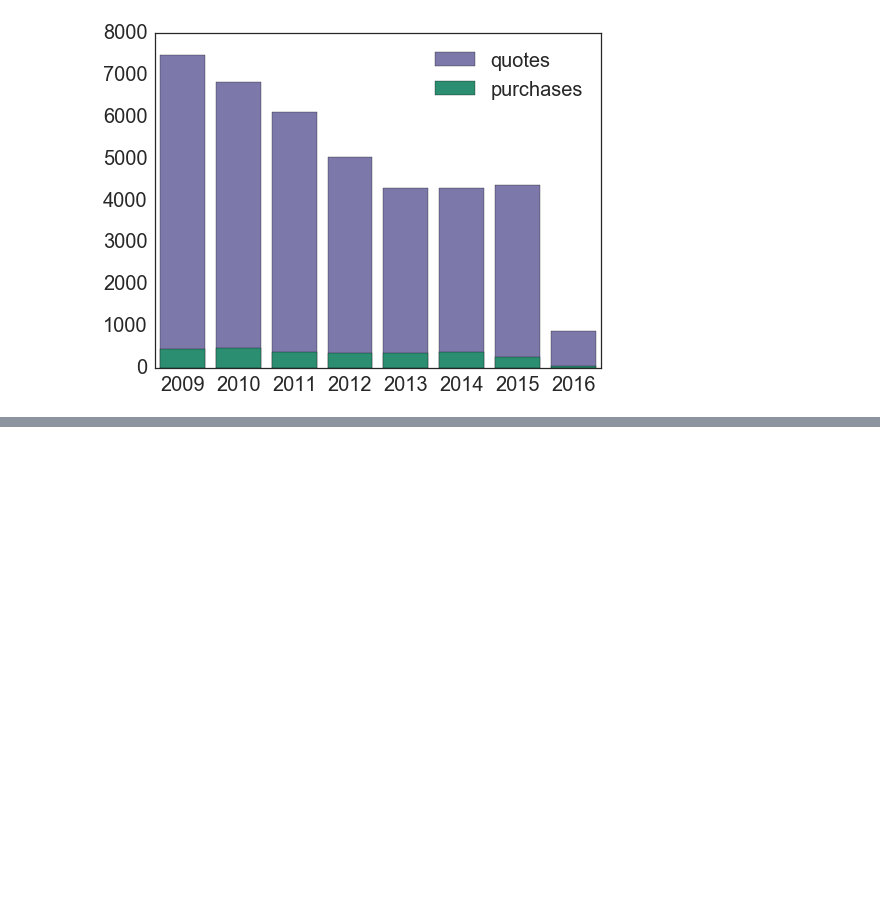
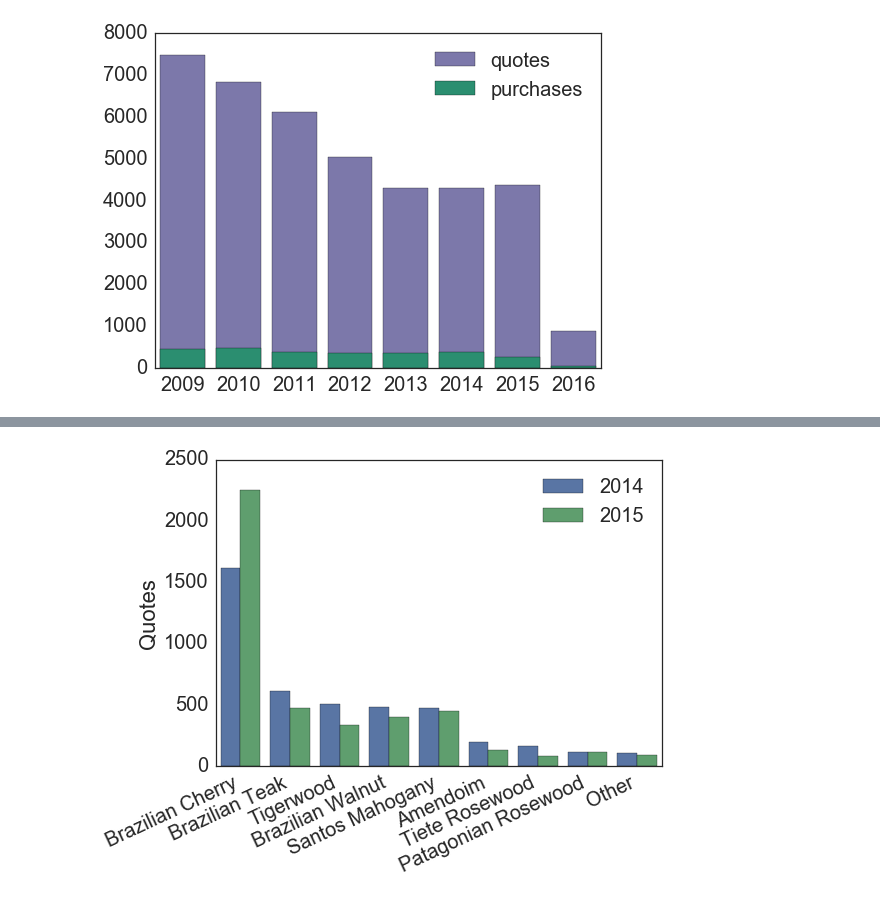
Before and after one commit to LindsayVass/BrazilianDirect, a Jupyter notebook: py/plot_conversion_data.ipynb, the cells around one changed output, grey strips where cells are left out. Cells and saved outputs as stored; diff of their text form; code cells hidden in the pictures; blank space fills up the shorter version.

```diff
--- a/py/plot_conversion_data.ipynb
+++ b/py/plot_conversion_data.ipynb
@@ -91,0 +161,2 @@ fig.set_size_inches(12, 9)
+# %%
+species_quotes = species_conversions.groupby(['common_name', 'year']).agg(np.sum).reset_index().drop('conversion_rate', axis=1).sort_values('count', ascending=False)
@@ -91,0 +172,13 @@ fig.set_size_inches(12, 9)
+# %%
+ax = sns.barplot(x='common_name',
+            y='count',
+            data = species_quotes,
+            hue='year');
+fig.set_size_inches(8,6)
+plt.xlabel('');
+plt.ylabel('Quotes');
+plt.legend(title=False, loc = 'best');
+[x.set_rotation(25) for x in ax.get_xticklabels()];
+[x.set_horizontalalignment('right') for x in ax.get_xticklabels()];
+# %% [output]
+[figure, added]
```
Also changed, not shown: parts of 85 cells of this notebook, 1 other file.
